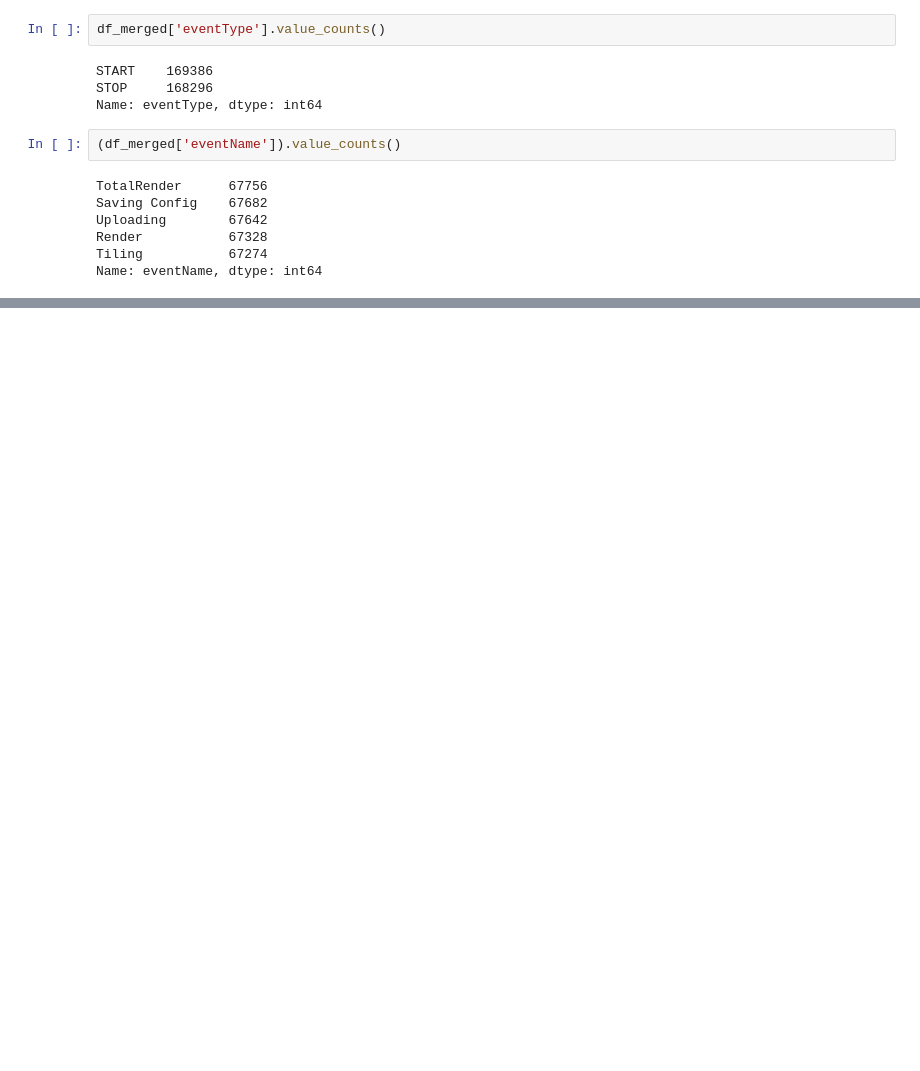
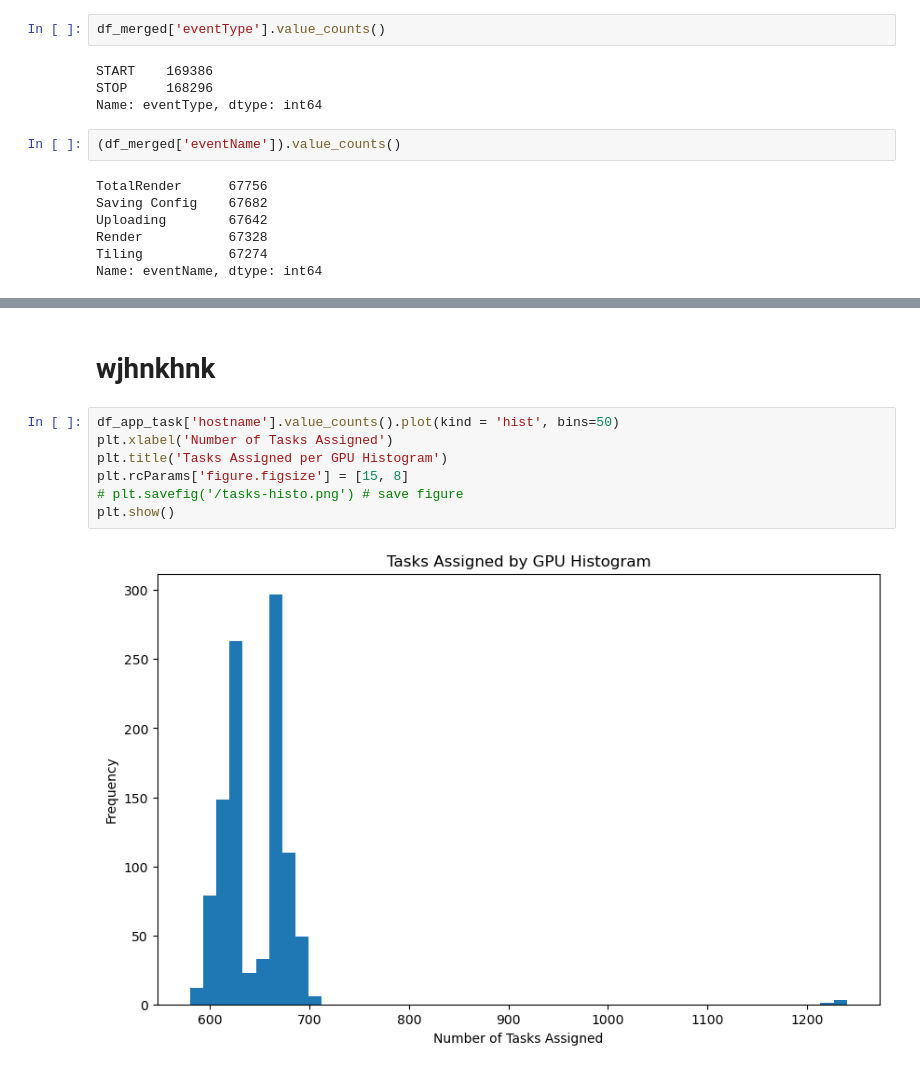
Before and after one commit to darakhsha15/Cloud_computing, a Jupyter notebook: cloud_code.ipynb, the cells around one changed output, grey strips where cells are left out. Saved outputs shown, nothing was run; the diff lists cells and outputs as text; blank space fills up the shorter version.

```diff
--- a/cloud_code.ipynb
+++ b/cloud_code.ipynb
@@ -211,0 +283,11 @@ See the caveats in the documentation: https://pandas.pydata.org/pandas-docs/stab
+# %% [markdown]
+# wjhnkhnk
+# %%
+df_app_task['hostname'].value_counts().plot(kind = 'hist', bins=50)
+plt.xlabel('Number of Tasks Assigned')
+plt.title('Tasks Assigned per GPU Histogram')
+plt.rcParams['figure.figsize'] = [15, 8]
+# plt.savefig('/tasks-histo.png') # save figure
+plt.show()
+# %% [output]
+[figure, added]
```
Also changed, not shown: parts of 20 cells of this notebook.
